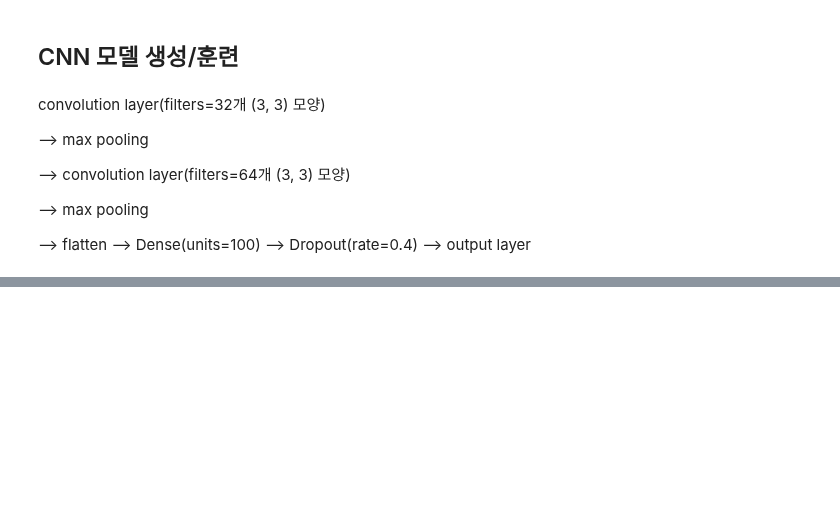
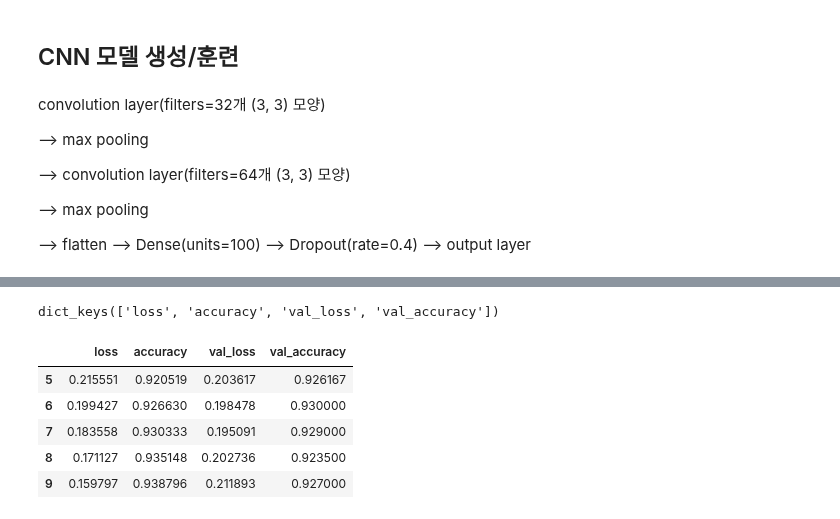
Before and after one commit to JakeOh/202011_itw_bd21, a Jupyter notebook: lab_ml/ml18_cnn.ipynb, the cells around one changed output, grey strips where cells are left out. Cells and saved outputs as stored; diff of their text form; code cells hidden in the pictures; blank space fills up the shorter version.

```diff
--- a/lab_ml/ml18_cnn.ipynb
+++ b/lab_ml/ml18_cnn.ipynb
@@ -342,0 +379,14 @@ _________________________________________________________________
+# %%
+history.history.keys()
+# %% [output]
+dict_keys(['loss', 'accuracy', 'val_loss', 'val_accuracy'])
+# %%
+hist = pd.DataFrame(history.history)
+hist.tail()
+# %% [output]
+|  | loss | accuracy | val_loss | val_accuracy |
+| 5 | 0.215551 | 0.920519 | 0.203617 | 0.926167 |
+| 6 | 0.199427 | 0.926630 | 0.198478 | 0.930000 |
+| 7 | 0.183558 | 0.930333 | 0.195091 | 0.929000 |
+| 8 | 0.171127 | 0.935148 | 0.202736 | 0.923500 |
+| 9 | 0.159797 | 0.938796 | 0.211893 | 0.927000 |
```
Also changed, not shown: parts of 13 cells of this notebook.
